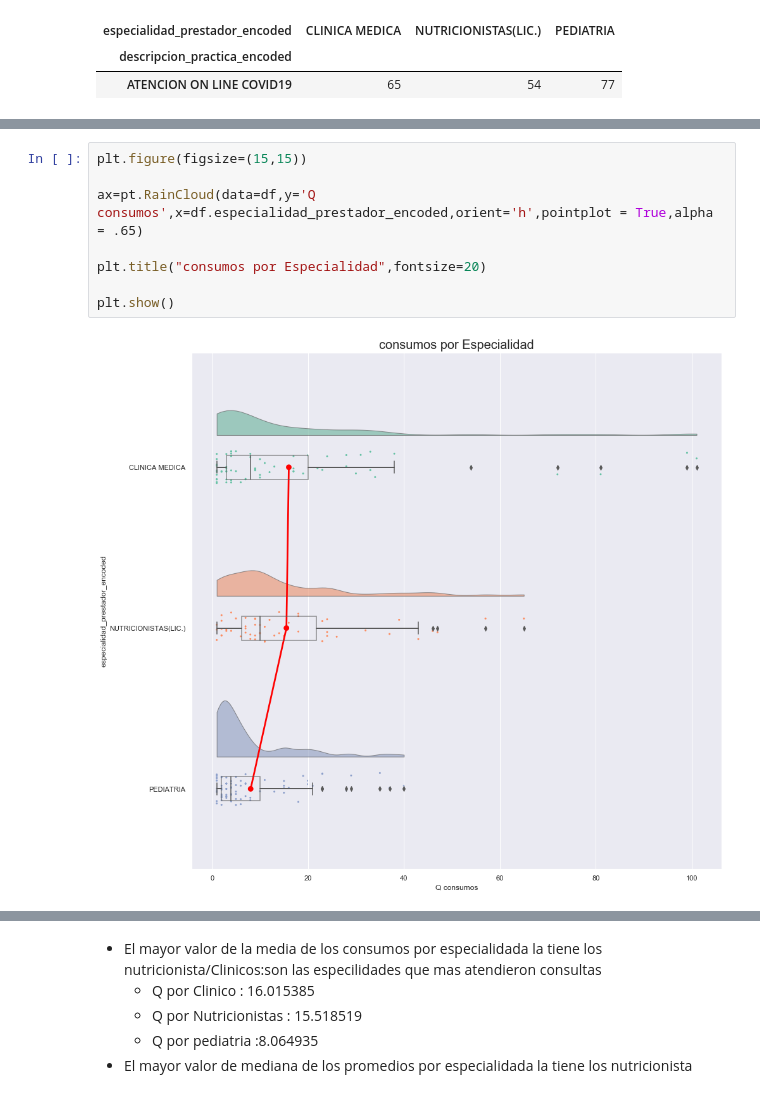
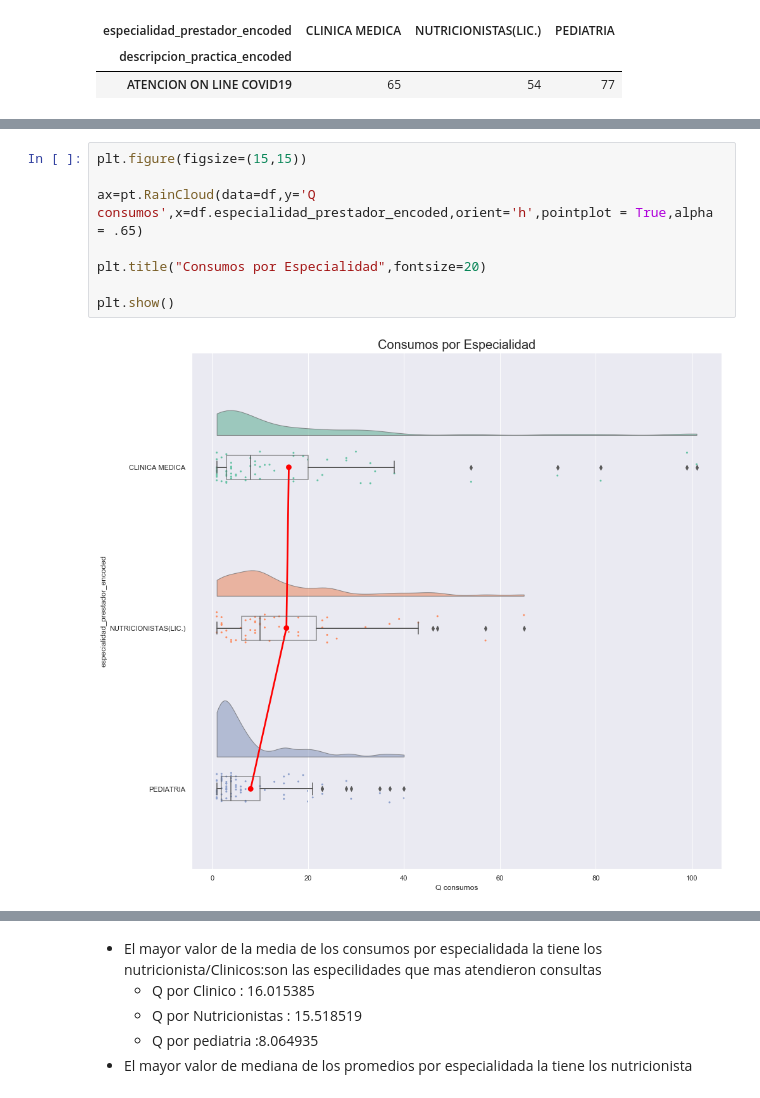
Before and after one commit to JuanMajul/Mentoria_DiploDatos2021, a Jupyter notebook: Analisis_Oferta.ipynb, the cells around one changed output, grey strips where cells are left out. Drawn from its saved outputs; the diff is of its cells as text.

```diff
--- a/Analisis_Oferta.ipynb
+++ b/Analisis_Oferta.ipynb
@@ -172,10 +176,10 @@ df_3 = df[df['especialidad_prestador_encoded']=='PEDIATRA']
 # %%
 plt.figure(figsize=(15,15))
 
 ax=pt.RainCloud(data=df,y='Q consumos',x=df.especialidad_prestador_encoded,orient='h',pointplot = True,alpha = .65)
 
-plt.title("consumos por Especialidad",fontsize=20)
+plt.title("Consumos por Especialidad",fontsize=20)
 
 plt.show()
 # %% [output]
-[figure, old version]
+[figure, new version]
```
Also changed, not shown: parts of 26 cells of this notebook.
